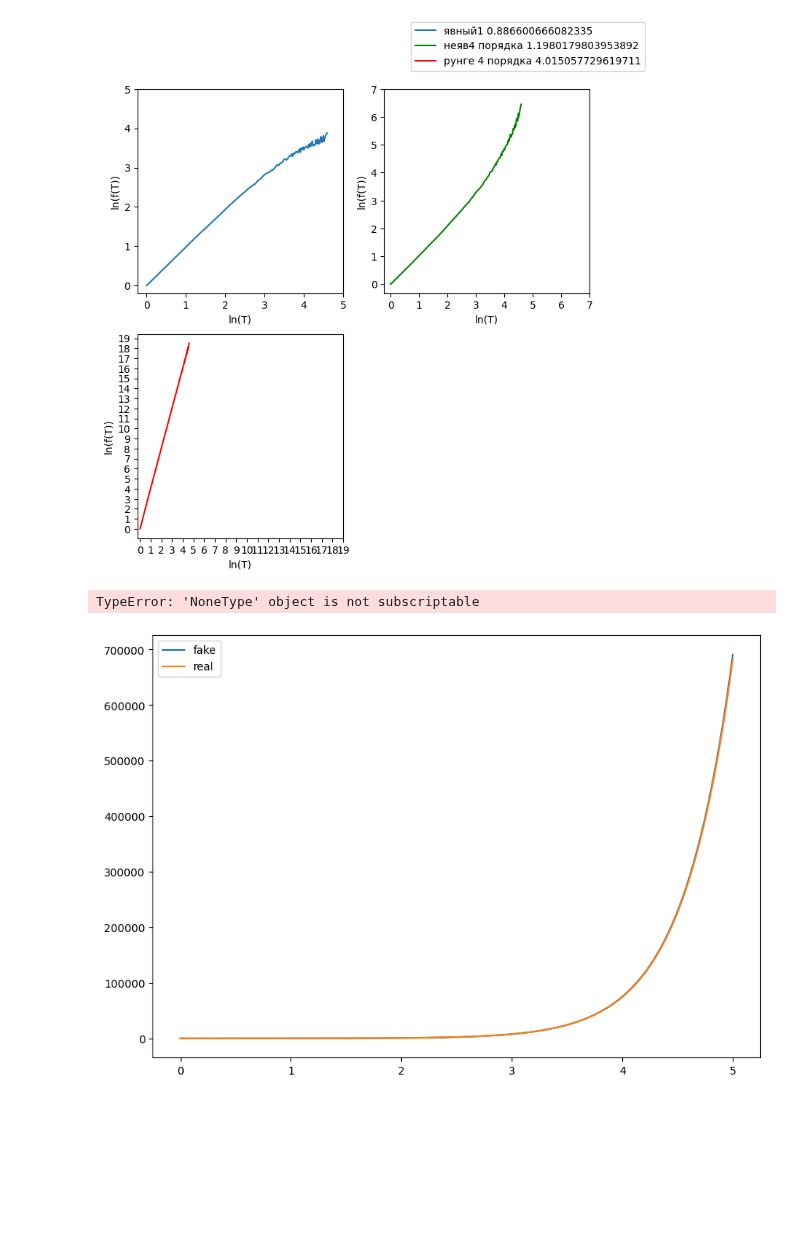
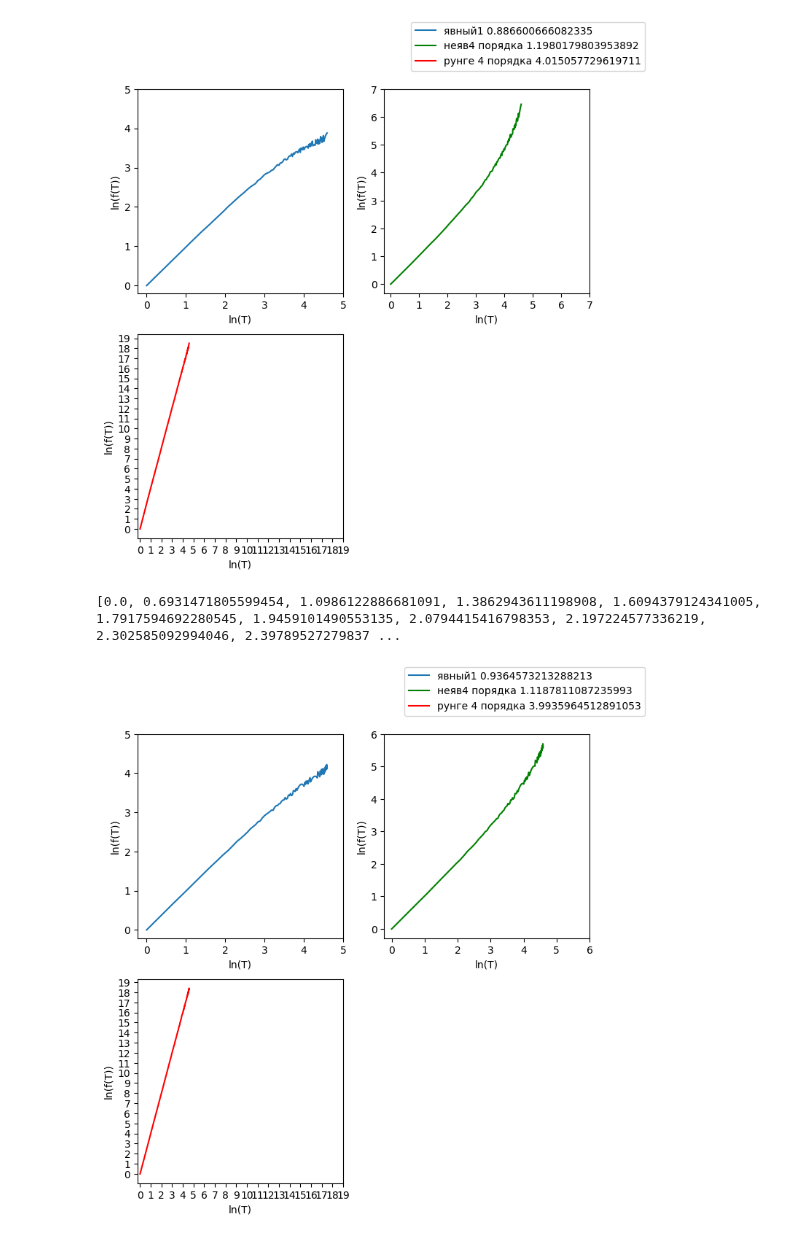
Before and after one commit to ArnautovPeter/projectPractice, a Jupyter notebook: src/test_task.ipynb, the cells around one changed output. Drawn from its saved outputs; the diff is of its cells as text; code cells hidden in the pictures; blank space fills up the shorter version.

```diff
--- a/src/test_task.ipynb
+++ b/src/test_task.ipynb
@@ -416,10 +416,10 @@ def f(T_in):
         max_dif[1] = max(max_dif[1], abs(arrayy2[i] - real_y))
         max_dif[2] = max(max_dif[2], abs(arrayx3[i] - real_x))
         max_dif[2] = max(max_dif[2], abs(arrayy3[i] - real_y))
-    args = np.linspace(t_start, t_finish, 500)
-    x_true = list([(C1+3*C2*t) * math.e**(2*t) for t in args])
-    draw([array2[0], args], [arrayx2, x_true], ['fake', 'real'])
-    return
+    # args = np.linspace(t_start, t_finish, 500)
+    # x_true = list([(C1+3*C2*t) * math.e**(2*t) for t in args])
+    # draw([array2[0], args], [arrayx2, x_true], ['fake', 'real'])
+    # return
     return max_dif
 t_l = list()
 diff_l1 = list()
@@ -439,8 +439,7 @@ while t <= T:
         continue
     # print(t, end=" ")
     dif = f(t)
-    return
-    print(t, dif[2])
+    # print(t, dif[2])
     diff_l1.append(math.log(dif[0]) - crd_move_y1)
     diff_l2.append(math.log(dif[1]) - crd_move_y2)
     diff_l3.append(math.log(dif[2]) - crd_move_y3)
@@ -454,35 +453,35 @@ print()
 
 fig1 = plt.figure(figsize=(8, 8))
 px1 = fig1.add_subplot(221)
 px2 = fig1.add_subplot(222)
 px3 = fig1.add_subplot(223)
 
 px1.plot(t_l, diff_l1, label="явный1" + f" {mean(diff_l1[i]/t_l[i] for i in range(1, len(t_l)))}")
 px1.set_xticks(np.arange(0, math.ceil(math.log(T) - crd_move_x) + 1, step=1))
 px1.set_yticks(np.arange(0, math.ceil(math.log(T) - crd_move_x) + 1, step=1))
 px1.set_xlabel("ln(T)")
 px1.set_ylabel("ln(f(T))")
 
 px2.plot(t_l, diff_l2, label="неяв4 порядка" + f" {mean(diff_l2[i]/t_l[i] for i in range(1, len(t_l)))}", color="green")
 to = max(math.ceil(math.log(dif[1]) - crd_move_y2), math.ceil(math.log(T) - crd_move_x))
 px2.set_xticks(np.arange(0, to + 1, step=1))
 px2.set_yticks(np.arange(0, to + 1, step=1))
 px2.set_xlabel("ln(T)")
 px2.set_ylabel("ln(f(T))")
 
 px3.plot(t_l, diff_l3, label="рунге 4 порядка" + f" {mean(diff_l3[i]/t_l[i] for i in range(1, len(t_l)))}", color="red")
 to = max(math.ceil(math.log(dif[2]) - crd_move_y3), math.ceil(math.log(T) - crd_move_x))
 px3.set_xticks(np.arange(0, to + 1, step=1))
 px3.set_yticks(np.arange(0, to + 1, step=1))
 px3.set_xlabel("ln(T)")
 px3.set_ylabel("ln(f(T))")
 
 print(t_l)
 fig1.legend()
 fig1.show()
 # %% [output]
-TypeError: 'NoneType' object is not subscriptable
+[0.0, 0.6931471805599454, 1.0986122886681091, 1.3862943611198908, 1.6094379124341005, 1.7917594692280545, 1.9459101490553135, 2.0794415416798353, 2.197224577336219, 2.302585092994046, 2.39789527279837 ...
-[figure, old version]
+[figure, new version]
 # %%
 import math
 from statistics import mean
```
